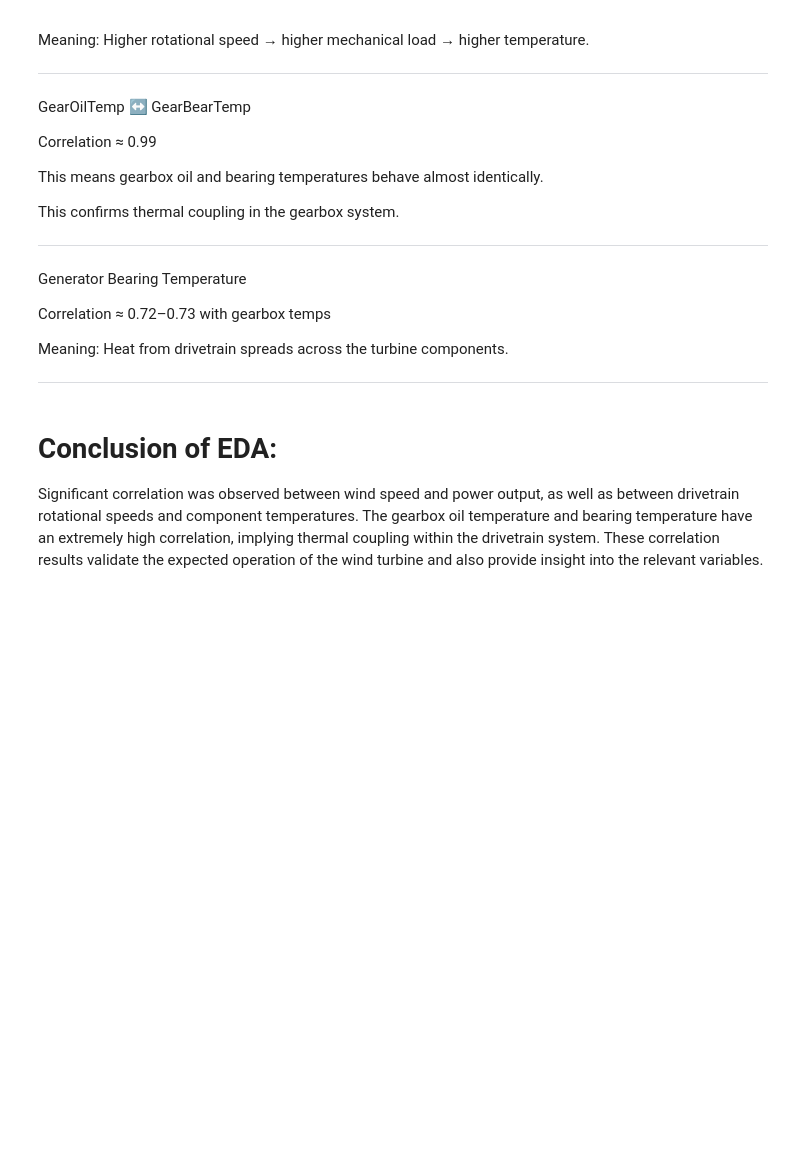
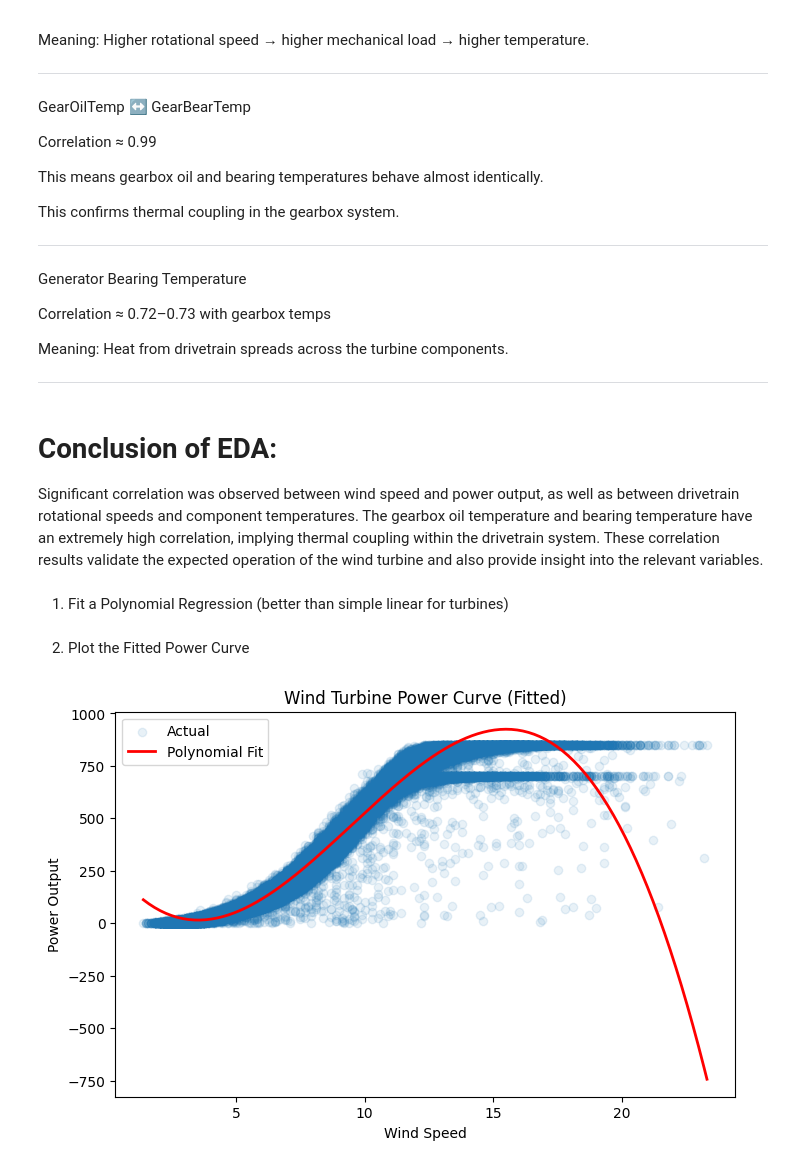
Before and after one commit to prashansarathod/COSC-5806-W03---Data-Analysis-With-Python, a Jupyter notebook: project.ipynb, the cells around one changed output. Drawn from its saved outputs; the diff is of its cells as text; code cells hidden in the pictures; blank space fills up the shorter version.

Commit message:
trained model

```diff
--- a/project.ipynb
+++ b/project.ipynb
@@ -196,3 +196,47 @@ Meaning: Heat from drivetrain spreads across the turbine components.
 # %% [markdown]
 # **Conclusion of EDA**:
 Significant correlation was observed between wind speed and power output, as well as between drivetrain rotational speeds and component temperatures. The gearbox oil temperature and bearing temperature have an extremely high correlation, implying thermal coupling within the drivetrain system. These correlation results validate the expected operation of the wind turbine and also provide insight into the relevant variables.
+# %% [markdown]
+1) Fit a Polynomial Regression (better than simple linear for turbines)
+# %%
+from sklearn.preprocessing import PolynomialFeatures
+from sklearn.linear_model import LinearRegression
+
+# features and target
+X = df[['WindSpeed']]
+y = df['Power']
+
+# polynomial features (degree 3 works well for power curves)
+poly = PolynomialFeatures(degree=3, include_bias=False)
+X_poly = poly.fit_transform(X)
+
+# model
+model = LinearRegression()
+model.fit(X_poly, y)
+
+# predictions
+df['PredictedPower'] = model.predict(X_poly)
+
+# residuals
+df['Residual'] = df['Power'] - df['PredictedPower']
+# %% [markdown]
+2) Plot the Fitted Power Curve
+# %%
+import numpy as np
+import matplotlib.pyplot as plt
+
+# smooth wind speed grid
+ws = np.linspace(df['WindSpeed'].min(), df['WindSpeed'].max(), 200).reshape(-1,1)
+ws_poly = poly.transform(ws)
+pred_curve = model.predict(ws_poly)
+
+plt.figure(figsize=(8,5))
+plt.scatter(df['WindSpeed'], df['Power'], alpha=0.1, label='Actual')
+plt.plot(ws, pred_curve, color='red', linewidth=2, label='Polynomial Fit')
+plt.xlabel("Wind Speed")
+plt.ylabel("Power Output")
+plt.title("Wind Turbine Power Curve (Fitted)")
+plt.legend()
+plt.show()
+# %% [output]
+[figure, added]
```
Also changed, not shown: parts of 17 cells of this notebook.
